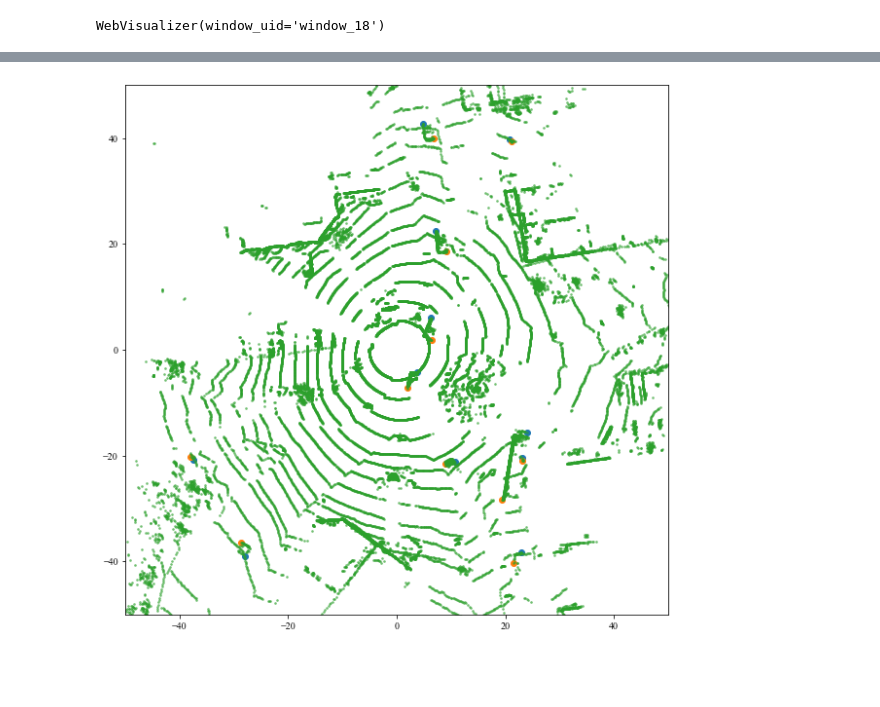
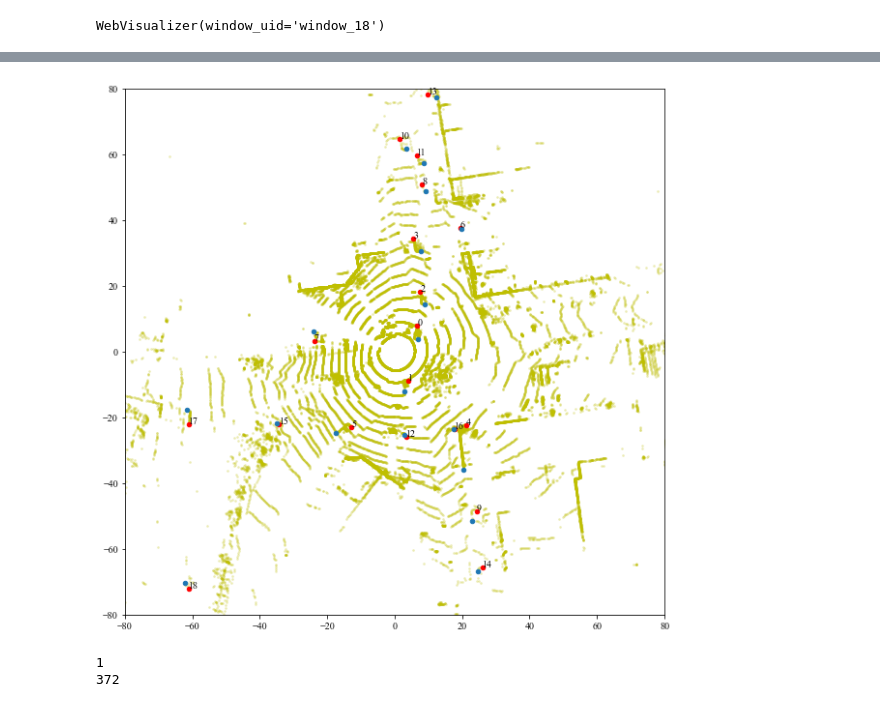
Before and after one commit to jksdbks123/Lidar-Tracker, a Jupyter notebook: LiDAR_Tracker_Project_v2.0/Test.ipynb, the cells around one changed output, grey strips where cells are left out. Drawn from its saved outputs; the diff is of its cells as text; code cells hidden in the pictures; blank space fills up the shorter version.

```diff
--- a/LiDAR_Tracker_Project_v2.0/Test.ipynb
+++ b/LiDAR_Tracker_Project_v2.0/Test.ipynb
@@ -99,7 +99,7 @@ plt.show()
 # %% [output]
 [figure]
 # %%
-db = Raster_DBSCAN(window_size=[5,15],eps = 1,min_samples= 10,Td_map_szie=(32,1800))
+db = Raster_DBSCAN(window_size=[7,11],eps = 1.1,min_samples= 5,Td_map_szie=(32,1800))
 # %%
 def show_result(Td_map):
     Foreground_map = ~(np.abs(Td_map - thred_map) <= 0.3).any(axis = 0)
@@ -132,9 +120,3 @@ pcd = get_pcd_colored_specified(Td_map,Labeling_map,[6])
 draw(pcd,width=1000,height=1000)
 # %% [output]
 WebVisualizer(window_uid='window_18')
-# %%
-Td_map = aggregated_map[371].copy()
-Foreground_map = ~(np.abs(Td_map - thred_map) <= 0.3).any(axis = 0)
-Labeling_map = db.fit_predict(Td_map= Td_map,Foreground_map=Foreground_map)
-pcd = get_pcd_colored_specified(Td_map,Labeling_map,[0,1])
-draw(pcd,width=1000,height=1000)
@@ -195,6 +175,6 @@ def extract_xy(Labeling_map,Td_map):
 
     return xy_set,apperance_set,new_uni_labels,Labeling_map
 # %%
-Td_map_next = aggregated_map[423].copy()
+Td_map_next = aggregated_map[1].copy()
 Labeling_map_next = show_result(Td_map_next)
 # %% [output]
@@ -206,12 +207,14 @@ points = np.asarray(pcd.points)
 # %%
 plt.figure(figsize=(10,10))
-plt.scatter(xy_set[:,0,:,0][:,0],xy_set[:,0,:,0][:,1])
-plt.scatter(xy_set[:,1,:,0][:,0],xy_set[:,1,:,0][:,1])
-plt.scatter(points[:,0],points[:,1],s = 3,alpha = 0.5)
-plt.ylim(-50,50)
-plt.xlim(-50,50)
+plt.scatter(points[:,0],points[:,1],s = 3,alpha = 0.2, c = 'y')
+plt.scatter(xy_set[:,0,:,0][:,0],xy_set[:,0,:,0][:,1],s = 20,c = 'r')
+plt.scatter(xy_set[:,1,:,0][:,0],xy_set[:,1,:,0][:,1],s = 20)
+for i in range(xy_set.shape[0]):
+    plt.annotate(i,xy_set[:,0,:,0][i])
+plt.ylim(-80,80)
+plt.xlim(-80,80)
 plt.show()
 # %% [output]
-[figure, old version]
+[figure, new version]
 # %%
 db_merge = DBSCAN(eps = 1.66, min_samples = 2)
@@ -236,0 +236,17 @@ def show_result(Td_map):
+# %%
+key = 5
+meas = []
+mea_seq = Off_tracking_pool[key].mea_seq
+for i in range(len(mea_seq)):
+    if type(mea_seq[i]) == int:
+        continue
+    else:
+        meas.append(mea_seq[i])
+meas = np.array(meas)
+post_seq =  Off_tracking_pool[key].post_seq
+post_seq = np.array(post_seq)
+print(Off_tracking_pool[key].start_frame)
+print(Off_tracking_pool[key].start_frame + len(post_seq))
+# %% [output]
+1
+372
```
Also changed, not shown: parts of 27 cells of this notebook, 6 other files.
